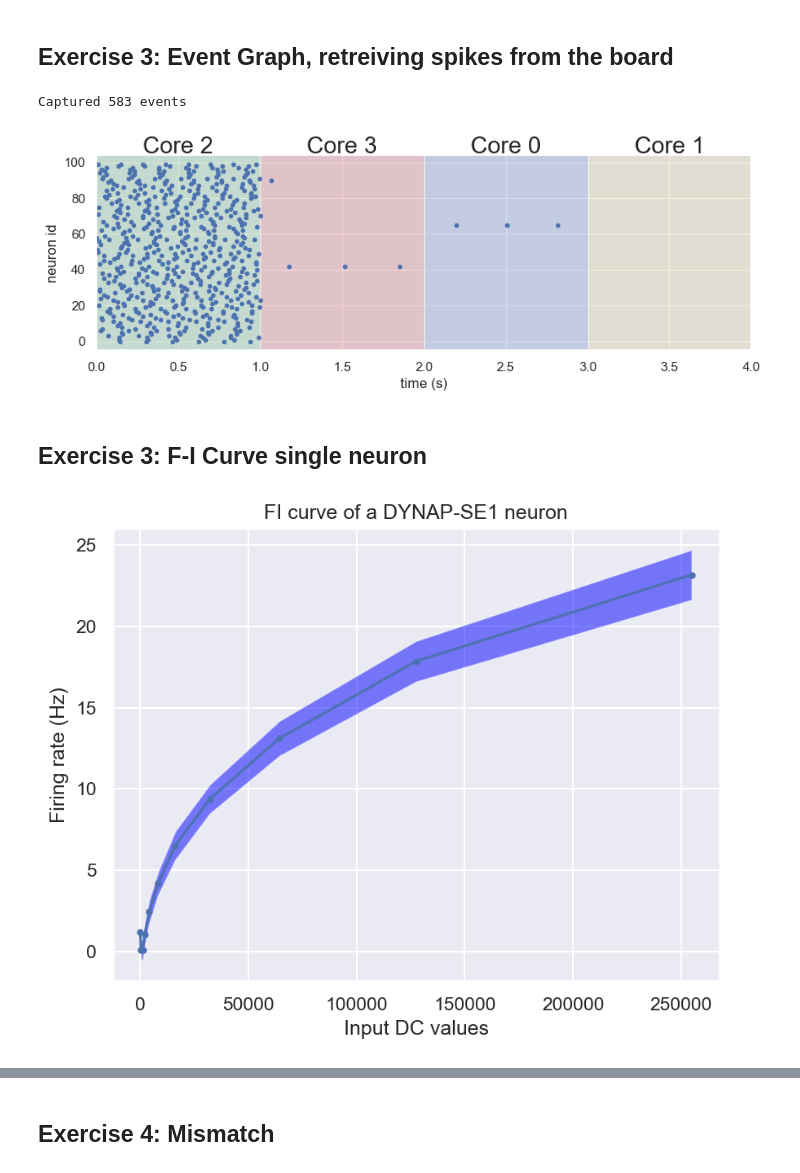
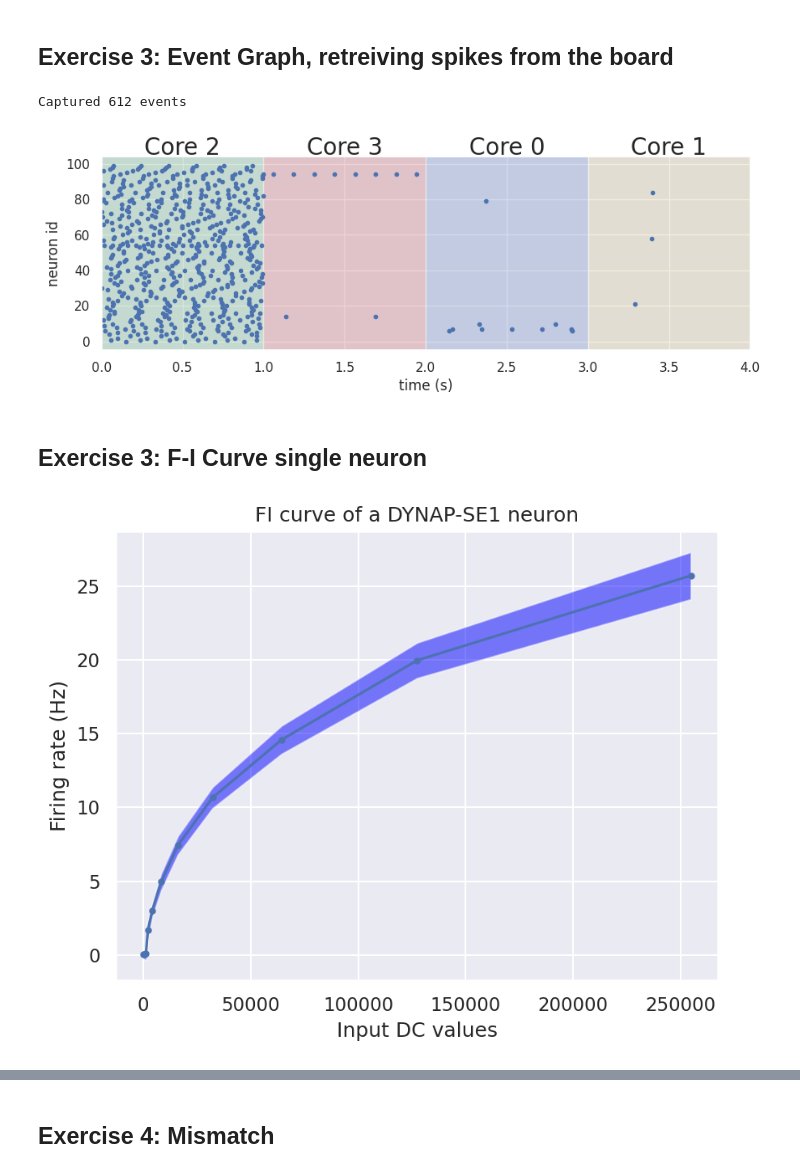
Before and after one commit to ferqui/memristec2024, a Jupyter notebook: Tutorial1.ipynb, the cells around one changed output, grey strips where cells are left out. Drawn from its saved outputs; the diff is of its cells as text; code cells hidden in the pictures.

```diff
--- a/Tutorial1.ipynb
+++ b/Tutorial1.ipynb
@@ -56,7 +66,7 @@ run_threaded_gui(model)
 # %%
 config = model.get_configuration()
 
-chip_id = 3
+chip_id = 0
 core_id = 2
 neuron_id = 10
 print("Linear: " + str(config.chips[chip_id].cores[core_id].parameter_group.get_linear_parameter('IF_TAU1_N')))
@@ -140,7 +150,7 @@ graph.stop()
 
 print(f"Captured {len(events)} events")
 # %% [output]
-Captured 583 events
+Captured 612 events
 # %%
 import matplotlib.dates as mdates
 
@@ -165,14 +175,14 @@ ax.set_ylabel("neuron id")
 ax.margins(x=0)
 plt.show()
 # %% [output]
-[figure, old version]
+[figure, new version]
 # %% [markdown]
 ## Exercise 3: F-I Curve single neuron
 # %%
 DC_values = [(0, 0), (0, 50), (0, 100), (0, 200), (1, 50), (1, 100), (1, 200), (2, 50), (2, 100), (2, 200), (3, 50), (3, 100)]
 # %%
-chip_id=1
-core_id=0
+chip_id=0
+core_id=2
 neuron_ids = np.array([[chip_id, core_id, n_id] for n_id in np.arange(0,NEURONS_PER_CORE)])
 linear_DC_values = []     # linear DC values, float instead of tuple
 freqs = [] # result frequency list
@@ -192,34 +202,34 @@ for dc in DC_values:
     # sleep for 1 second
     time.sleep(1)
 
     # get the events accumulated during the past 1 sec
     events = sink_node.get_events()
     graph.stop()
 
     evts_n = np.array([evt.neuron_id for evt in events])
     hist, bin_edges = np.histogram(evts_n, bins=NEURONS_PER_CORE, range=(0,NEURONS_PER_CORE))
 
     # Append the frequency to the list
     freqs.append(np.mean(hist))
     std.append(np.std(hist))
 
     # Append DC values:
     config = model.get_configuration()
     linear_dc_value = config.chips[chip_id].cores[core_id].parameter_group.get_linear_parameter("IF_DC_P")
     linear_DC_values.append(linear_dc_value)
 freqs = np.array(freqs)
 std = np.array(std)
 
 # Plot f-I curve
 fig, axs = plt.subplots(1,1, dpi=150)
 axs.plot(linear_DC_values, freqs, ".-")
 axs.fill_between(linear_DC_values, freqs+std, freqs-std, facecolor='blue', alpha=0.5)
 axs.set_title('FI curve of a DYNAP-SE1 neuron')
 axs.set_xlabel('Input DC values')
 axs.set_ylabel('Firing rate (Hz)')
 plt.show()
 # %% [output]
-[figure, old version]
+[figure, new version]
 # %%
 param = dyn1.Dynapse1Parameter("IF_RFR_N", 3, 4)
 model.update_single_parameter(param, chip_id, core_id)
```
Also changed, not shown: parts of 12 cells of this notebook, 2 other files.
